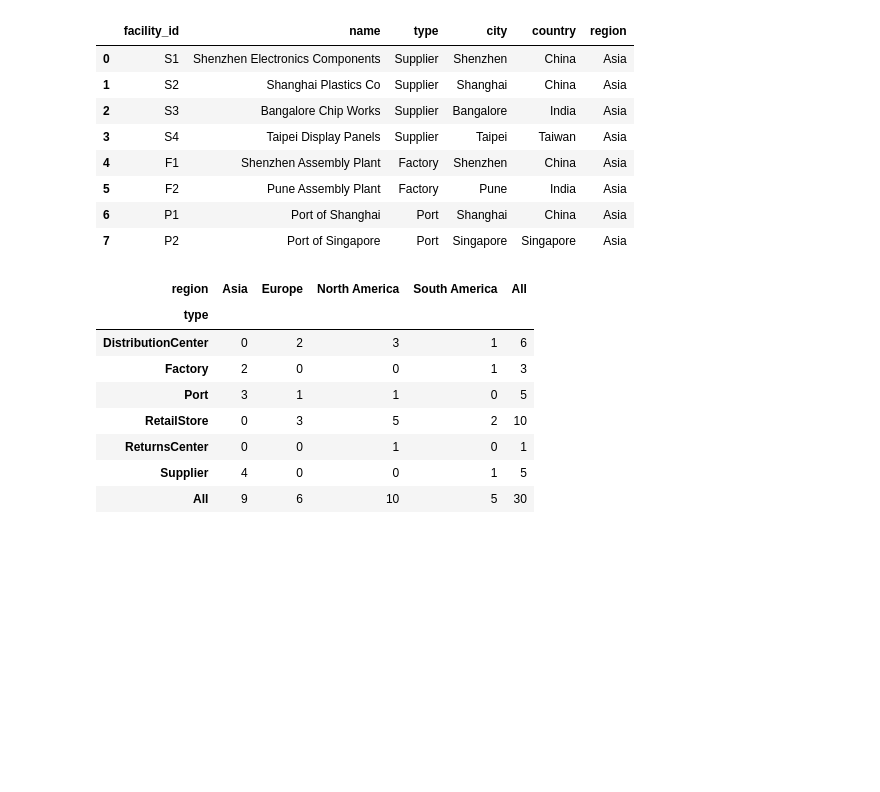
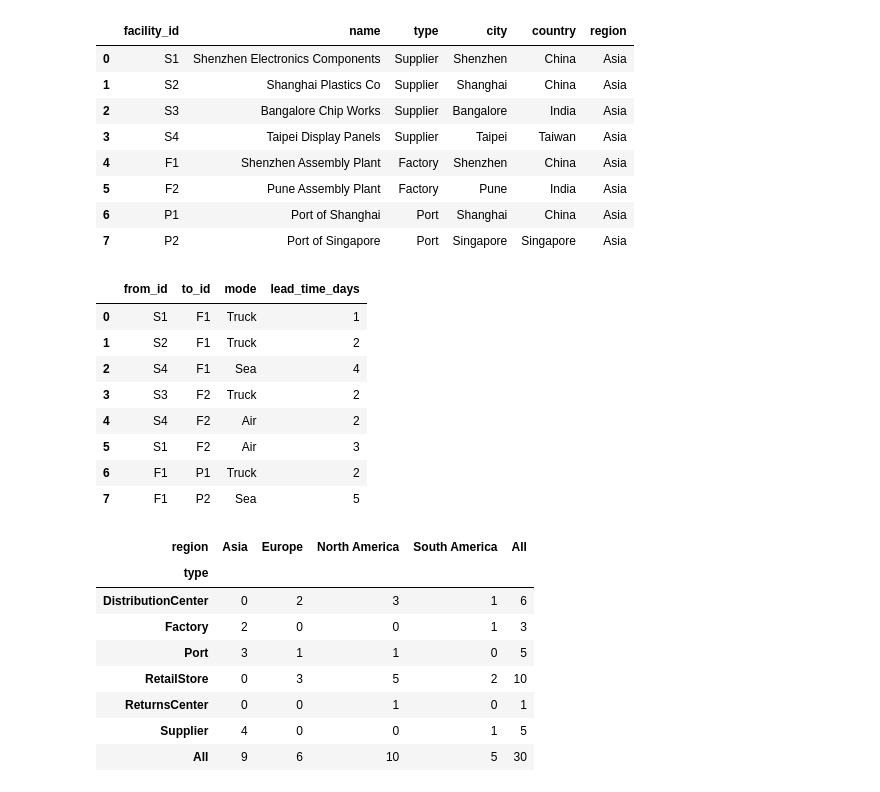
Before and after one commit to ultimatecrack/stardog, a Jupyter notebook: supply_chain/supply_chain_tutorial.ipynb, the cells around one changed output. Drawn from its saved outputs; the diff is of its cells as text; code cells hidden in the pictures; blank space fills up the shorter version.

```diff
--- a/supply_chain/supply_chain_tutorial.ipynb
+++ b/supply_chain/supply_chain_tutorial.ipynb
@@ -123,6 +123,18 @@ facilities.head(8)
 | 5 | F2 | Pune Assembly Plant | Factory | Pune | India | Asia |
 | 6 | P1 | Port of Shanghai | Port | Shanghai | China | Asia |
 | 7 | P2 | Port of Singapore | Port | Singapore | Singapore | Asia |
+# %%
+routes.head(8)
+# %% [output]
+|  | from_id | to_id | mode | lead_time_days |
+| 0 | S1 | F1 | Truck | 1 |
+| 1 | S2 | F1 | Truck | 2 |
+| 2 | S4 | F1 | Sea | 4 |
+| 3 | S3 | F2 | Truck | 2 |
+| 4 | S4 | F2 | Air | 2 |
+| 5 | S1 | F2 | Air | 3 |
+| 6 | F1 | P1 | Truck | 2 |
+| 7 | F1 | P2 | Sea | 5 |
 # %%
 pd.crosstab(facilities['type'], facilities['region'], margins=True)
 # %% [output]
```
Also changed, not shown: parts of 7 cells of this notebook, 34 other files.
